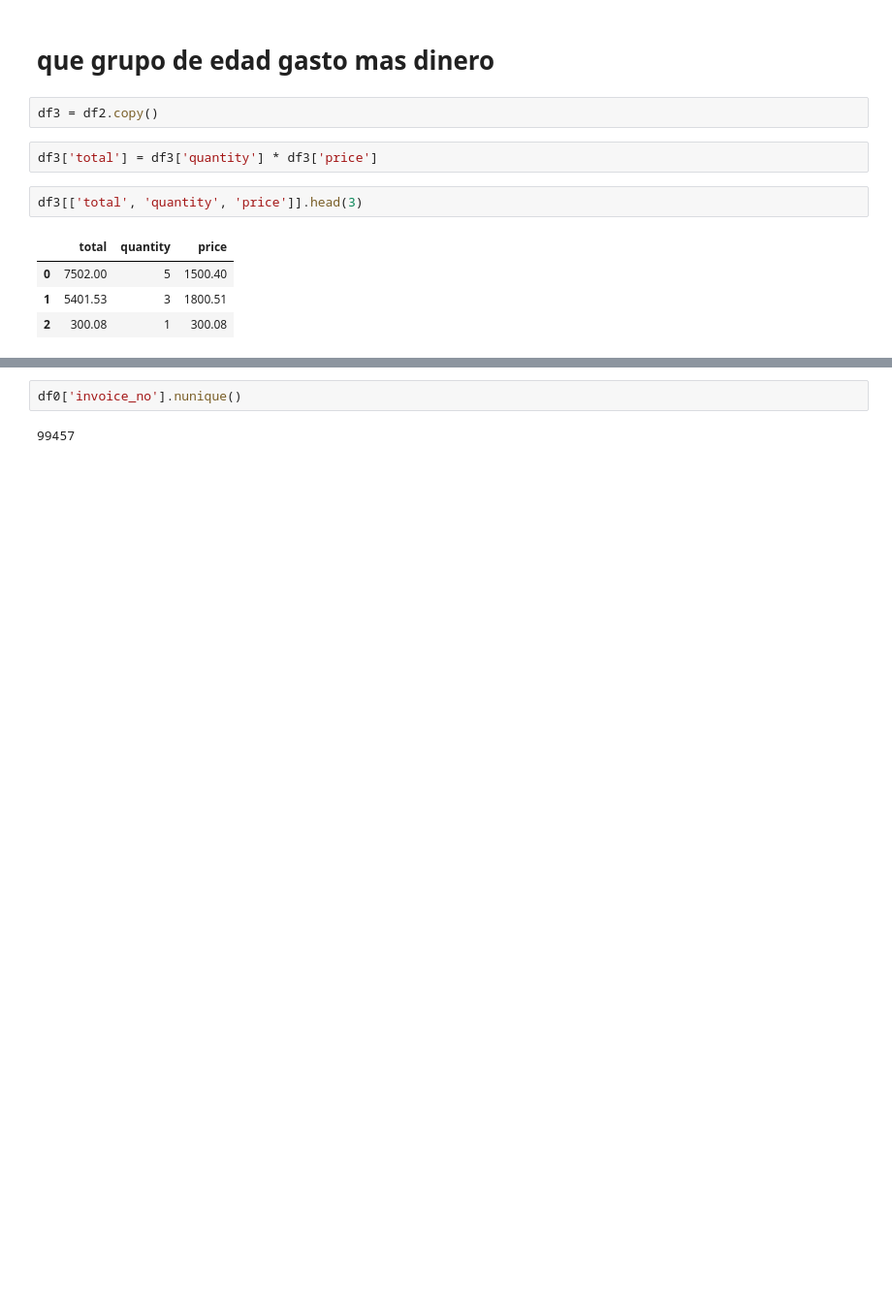
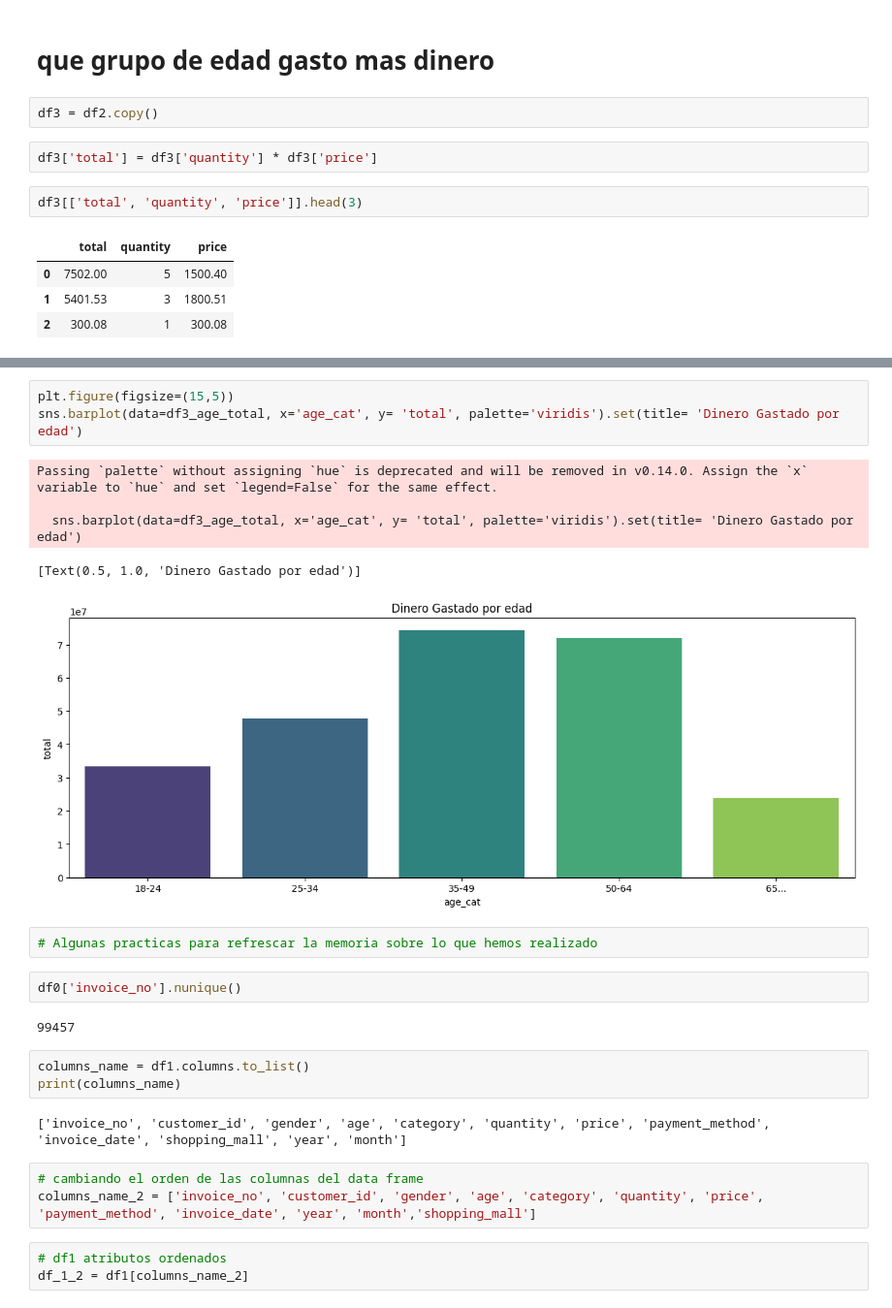
Before and after one commit to sleepmagnus/retail_analysis, a Jupyter notebook: retail.ipynb, the cells around one changed output, grey strips where cells are left out. Shown at 97% size. Saved outputs shown, nothing was run; the diff lists cells and outputs as text; blank space fills up the shorter version.

```diff
--- a/retail.ipynb
+++ b/retail.ipynb
@@ -185,4 +195,26 @@ df3_age_total.plot()
+# %%
+plt.figure(figsize=(15,5))
+sns.barplot(data=df3_age_total, x='age_cat', y= 'total', palette='viridis').set(title= 'Dinero Gastado por edad')
+# %% [output]
+Passing `palette` without assigning `hue` is deprecated and will be removed in v0.14.0. Assign the `x` variable to `hue` and set `legend=False` for the same effect.
+
+  sns.barplot(data=df3_age_total, x='age_cat', y= 'total', palette='viridis').set(title= 'Dinero Gastado por edad')
+[Text(0.5, 1.0, 'Dinero Gastado por edad')]
+[figure, added]
+# %%
+# Algunas practicas para refrescar la memoria sobre lo que hemos realizado
 # %%
 df0['invoice_no'].nunique()
 # %% [output]
 99457
+# %%
+columns_name = df1.columns.to_list()
+print(columns_name)
+# %% [output]
+['invoice_no', 'customer_id', 'gender', 'age', 'category', 'quantity', 'price', 'payment_method', 'invoice_date', 'shopping_mall', 'year', 'month']
+# %%
+# cambiando el orden de las columnas del data frame
+columns_name_2 = ['invoice_no', 'customer_id', 'gender', 'age', 'category', 'quantity', 'price', 'payment_method', 'invoice_date', 'year', 'month','shopping_mall']
+# %%
+# df1 atributos ordenados
+df_1_2 = df1[columns_name_2]
```
Also changed, not shown: parts of 16 cells of this notebook.
